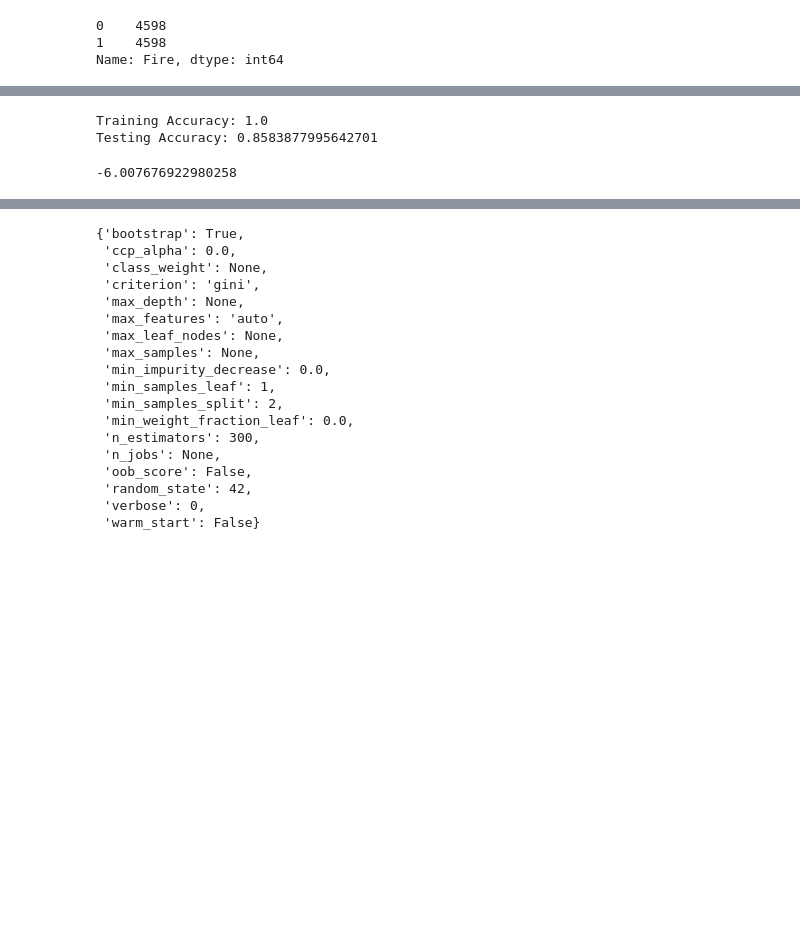
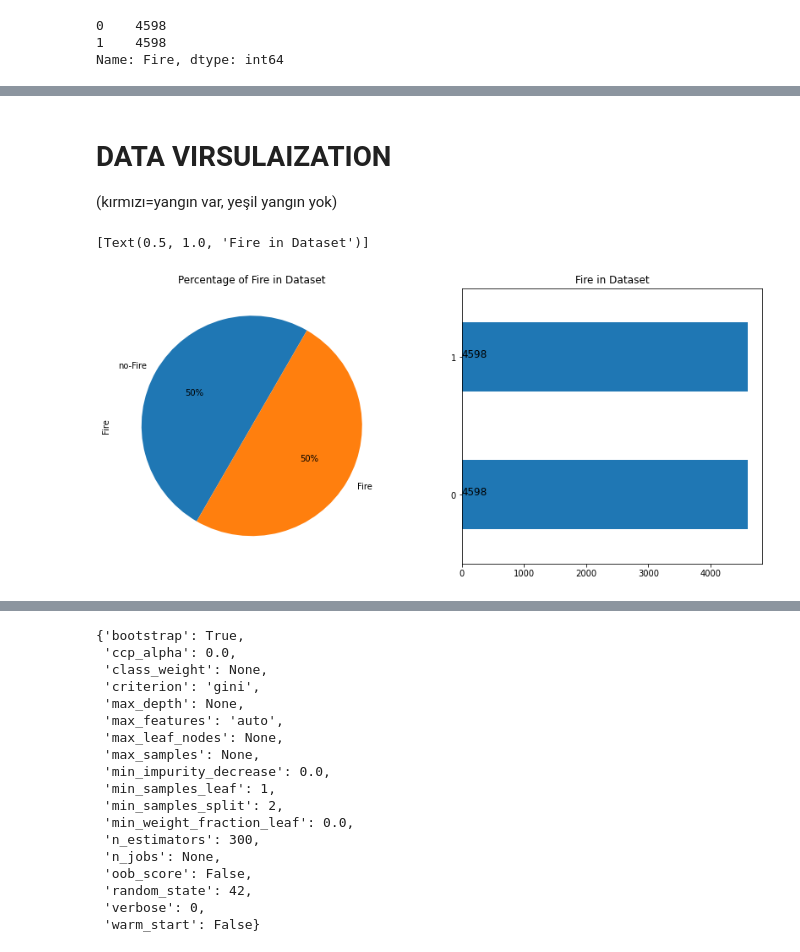
Before and after one commit to gulistanburtek/machine-learning, a Jupyter notebook: tez.ipynb, the cells around one changed output, grey strips where cells are left out. Saved outputs shown, nothing was run; the diff lists cells and outputs as text; code cells hidden in the pictures; blank space fills up the shorter version.

```diff
--- a/tez.ipynb
+++ b/tez.ipynb
@@ -258,6 +74,0 @@ Testing Accuracy: 0.8068264342774146
-# %%
-list_accure = []
-for i in range(1,1000):
-  svm = SVC(C=i,random_state=1)
-  svm.fit(X_train,y_train)
-  list_accure.append(svm.score(X_test,y_test))
@@ -288,25 +74,0 @@ Text(0.5, 15.0, 'Predicted label')
-# %%
-from sklearn.ensemble import RandomForestClassifier
-
-clf= RandomForestClassifier(max_depth=200,n_estimators=200,random_state=0)
-model=clf.fit(X_train,y_train)
-
-# predict the results
-y_predtrain = clf.predict(X_train)
-y_predtest = clf.predict(X_test)
-
-# view accuracy
-print("Training Accuracy:",accuracy_score(y_train, y_predtrain))
-print("Testing Accuracy:",accuracy_score(y_test, y_predtest))
-# %% [output]
-Training Accuracy: 1.0
-Testing Accuracy: 0.8583877995642701
-# %%
-from sklearn.neural_network import MLPRegressor
-from sklearn.datasets import make_regression
-X, y = make_regression(n_samples=200, random_state=1)
-regr = MLPRegressor(random_state=1, max_iter=100).fit(X_train, y_train)
-#regr.predict(x_test[:2])
-regr.score(X_test, y_test)
-# %% [output]
--6.007676922980258
@@ -312,0 +83,18 @@ regr.score(X_test, y_test)
+# %% [markdown]
+# **DATA VIRSULAIZATION**
+
+
+(kırmızı=yangın var, yeşil yangın yok)
+# %%
+fig, (ax1,ax2) = plt.subplots(nrows=1,ncols=2,figsize=(14,6))
+
+ax1 = data['Fire'].value_counts().plot.pie(autopct = "%1.0f%%",labels = ['no-Fire','Fire'],startangle = 60,ax=ax1)
+ax1.set(title='Percentage of Fire in Dataset')
+
+ax2 = data["Fire"].value_counts().plot(kind="barh" ,ax =ax2)
+for i,j in enumerate(data["Fire"].value_counts().values):
+    ax2.text(.5,i,j,fontsize=12)
+ax2.set(title='Fire in Dataset')
+# %% [output]
+[Text(0.5, 1.0, 'Fire in Dataset')]
+[figure, added]
```
Also changed, not shown: parts of 83 cells of this notebook.
